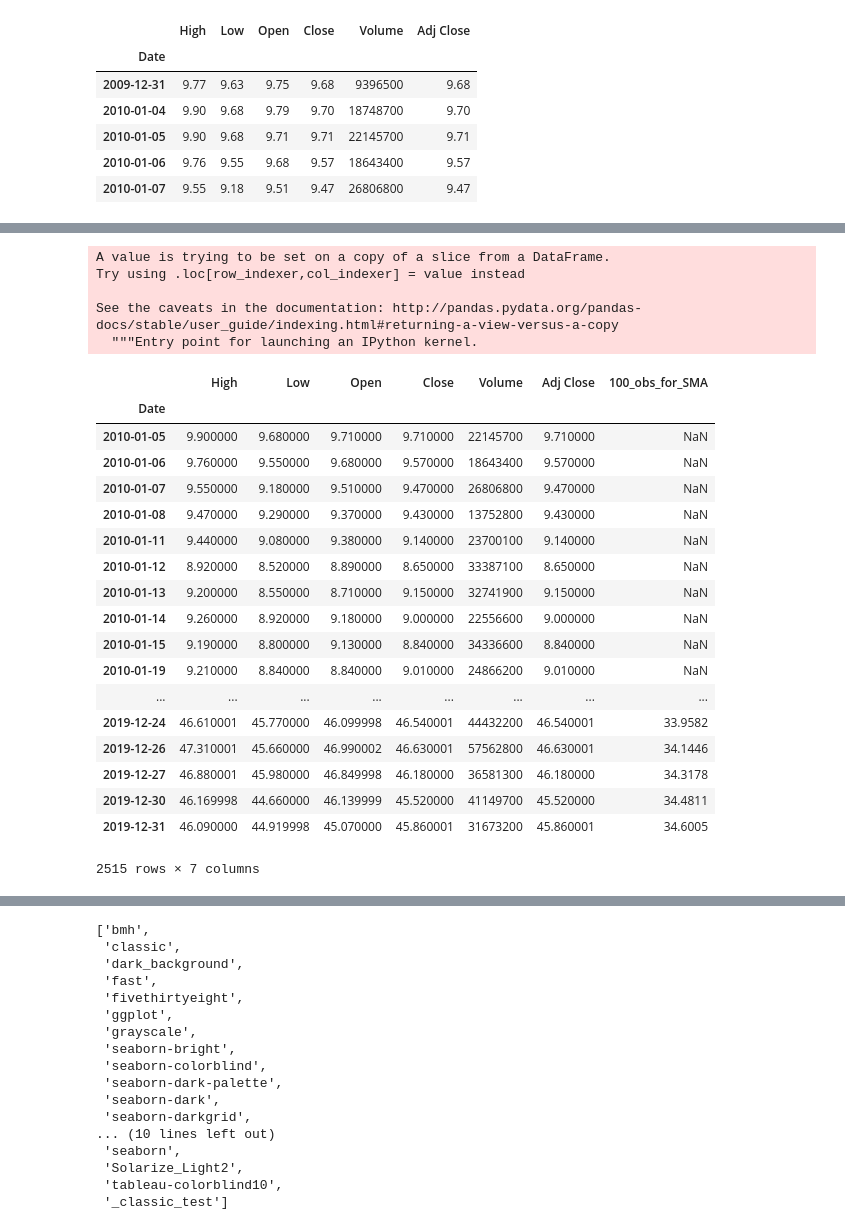
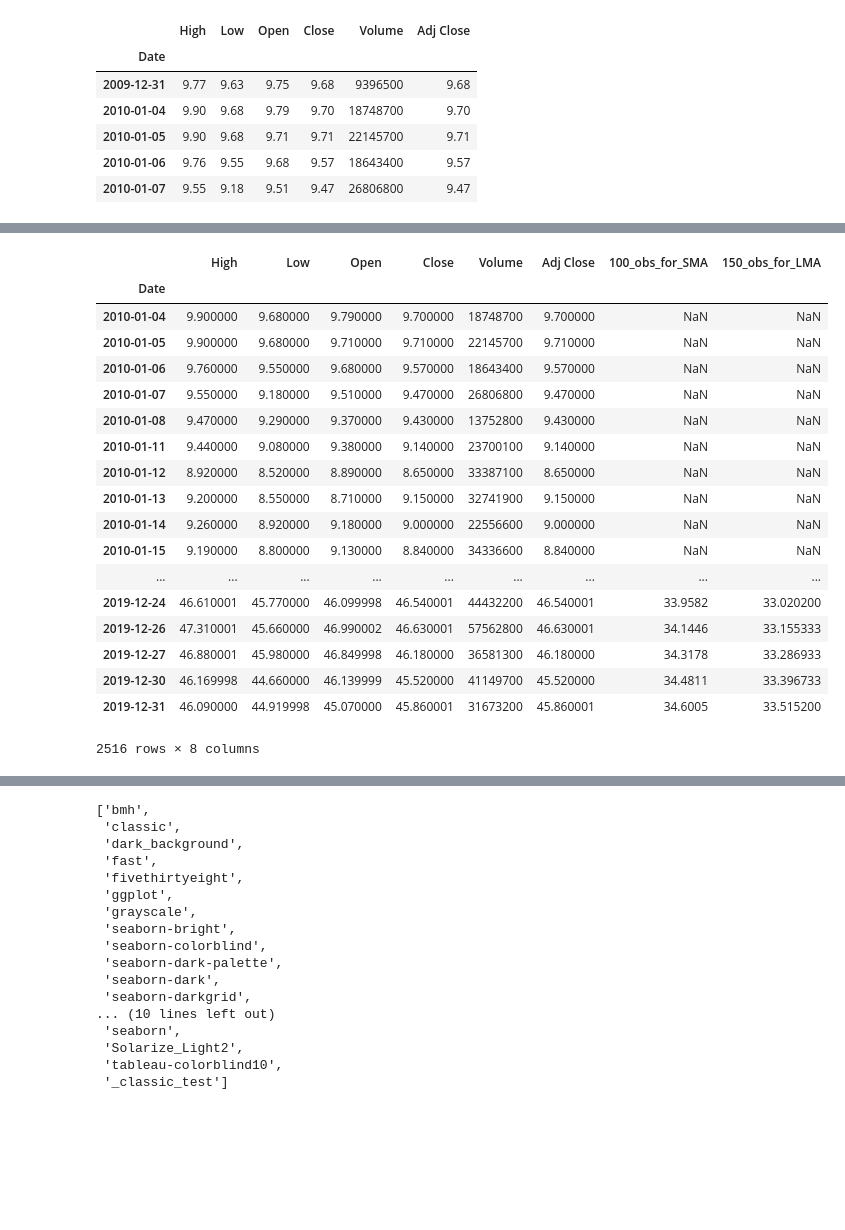
Before and after one commit to SiddAjriY2Jaccount/sma-crossover-python, a Jupyter notebook: AMD_sma.ipynb, the cells around one changed output, grey strips where cells are left out. Cells and saved outputs as stored; diff of their text form; code cells hidden in the pictures; blank space fills up the shorter version.

```diff
--- a/AMD_sma.ipynb
+++ b/AMD_sma.ipynb
@@ -34,32 +34,34 @@ amd.head(5)
 # %%
 # calculating the simple moving average (which is just mean calculated progressively)
 # and add the result as a new column to dataframe
 
-amd["100_obs_for_SMA"] = amd["Adj Close"].rolling(window=100).mean()
+### We need to define two windows: Short term window and Long-term window
+### and plot the graph with points where upturn and downturn happen
+
+short_window = 100
+long_window = 150
+
+amd["100_obs_for_SMA"] = amd["Adj Close"].rolling(window=short_window).mean()
+amd["150_obs_for_LMA"] = amd["Adj Close"].rolling(window=long_window).mean()
 amd
 # %% [output]
+|  | High | Low | Open | Close | Volume | Adj Close | 100_obs_for_SMA | 150_obs_for_LMA |
+| Date |  |  |  |  |  |  |  |  |
+| 2010-01-04 | 9.900000 | 9.680000 | 9.790000 | 9.700000 | 18748700 | 9.700000 | NaN | NaN |
+| 2010-01-05 | 9.900000 | 9.680000 | 9.710000 | 9.710000 | 22145700 | 9.710000 | NaN | NaN |
+| 2010-01-06 | 9.760000 | 9.550000 | 9.680000 | 9.570000 | 18643400 | 9.570000 | NaN | NaN |
+| 2010-01-07 | 9.550000 | 9.180000 | 9.510000 | 9.470000 | 26806800 | 9.470000 | NaN | NaN |
+| 2010-01-08 | 9.470000 | 9.290000 | 9.370000 | 9.430000 | 13752800 | 9.430000 | NaN | NaN |
+| 2010-01-11 | 9.440000 | 9.080000 | 9.380000 | 9.140000 | 23700100 | 9.140000 | NaN | NaN |
+| 2010-01-12 | 8.920000 | 8.520000 | 8.890000 | 8.650000 | 33387100 | 8.650000 | NaN | NaN |
+| 2010-01-13 | 9.200000 | 8.550000 | 8.710000 | 9.150000 | 32741900 | 9.150000 | NaN | NaN |
+| 2010-01-14 | 9.260000 | 8.920000 | 9.180000 | 9.000000 | 22556600 | 9.000000 | NaN | NaN |
+| 2010-01-15 | 9.190000 | 8.800000 | 9.130000 | 8.840000 | 34336600 | 8.840000 | NaN | NaN |
+| ... | ... | ... | ... | ... | ... | ... | ... | ... |
+| 2019-12-24 | 46.610001 | 45.770000 | 46.099998 | 46.540001 | 44432200 | 46.540001 | 33.9582 | 33.020200 |
+| 2019-12-26 | 47.310001 | 45.660000 | 46.990002 | 46.630001 | 57562800 | 46.630001 | 34.1446 | 33.155333 |
+| 2019-12-27 | 46.880001 | 45.980000 | 46.849998 | 46.180000 | 36581300 | 46.180000 | 34.3178 | 33.286933 |
+| 2019-12-30 | 46.169998 | 44.660000 | 46.139999 | 45.520000 | 41149700 | 45.520000 | 34.4811 | 33.396733 |
+| 2019-12-31 | 46.090000 | 44.919998 | 45.070000 | 45.860001 | 31673200 | 45.860001 | 34.6005 | 33.515200 |
-A value is trying to be set on a copy of a slice from a DataFrame.
-Try using .loc[row_indexer,col_indexer] = value instead
-
-See the caveats in the documentation: http://pandas.pydata.org/pandas-docs/stable/user_guide/indexing.html#returning-a-view-versus-a-copy
-  """Entry point for launching an IPython kernel.
+2516 rows × 8 columns
-|  | High | Low | Open | Close | Volume | Adj Close | 100_obs_for_SMA |
-| Date |  |  |  |  |  |  |  |
-| 2010-01-05 | 9.900000 | 9.680000 | 9.710000 | 9.710000 | 22145700 | 9.710000 | NaN |
-| 2010-01-06 | 9.760000 | 9.550000 | 9.680000 | 9.570000 | 18643400 | 9.570000 | NaN |
-| 2010-01-07 | 9.550000 | 9.180000 | 9.510000 | 9.470000 | 26806800 | 9.470000 | NaN |
-| 2010-01-08 | 9.470000 | 9.290000 | 9.370000 | 9.430000 | 13752800 | 9.430000 | NaN |
-| 2010-01-11 | 9.440000 | 9.080000 | 9.380000 | 9.140000 | 23700100 | 9.140000 | NaN |
-| 2010-01-12 | 8.920000 | 8.520000 | 8.890000 | 8.650000 | 33387100 | 8.650000 | NaN |
-| 2010-01-13 | 9.200000 | 8.550000 | 8.710000 | 9.150000 | 32741900 | 9.150000 | NaN |
-| 2010-01-14 | 9.260000 | 8.920000 | 9.180000 | 9.000000 | 22556600 | 9.000000 | NaN |
-| 2010-01-15 | 9.190000 | 8.800000 | 9.130000 | 8.840000 | 34336600 | 8.840000 | NaN |
-| 2010-01-19 | 9.210000 | 8.840000 | 8.840000 | 9.010000 | 24866200 | 9.010000 | NaN |
-| ... | ... | ... | ... | ... | ... | ... | ... |
-| 2019-12-24 | 46.610001 | 45.770000 | 46.099998 | 46.540001 | 44432200 | 46.540001 | 33.9582 |
-| 2019-12-26 | 47.310001 | 45.660000 | 46.990002 | 46.630001 | 57562800 | 46.630001 | 34.1446 |
-| 2019-12-27 | 46.880001 | 45.980000 | 46.849998 | 46.180000 | 36581300 | 46.180000 | 34.3178 |
-| 2019-12-30 | 46.169998 | 44.660000 | 46.139999 | 45.520000 | 41149700 | 45.520000 | 34.4811 |
-| 2019-12-31 | 46.090000 | 44.919998 | 45.070000 | 45.860001 | 31673200 | 45.860001 | 34.6005 |
-2515 rows × 7 columns
 # %%
```
Also changed, not shown: parts of 2 cells of this notebook.
